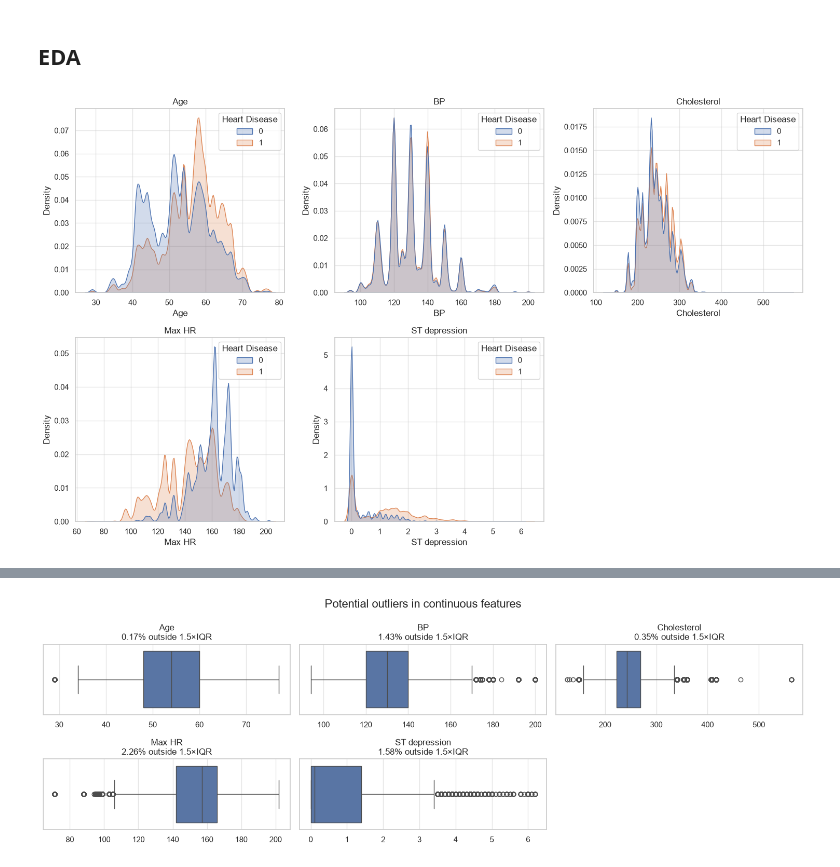
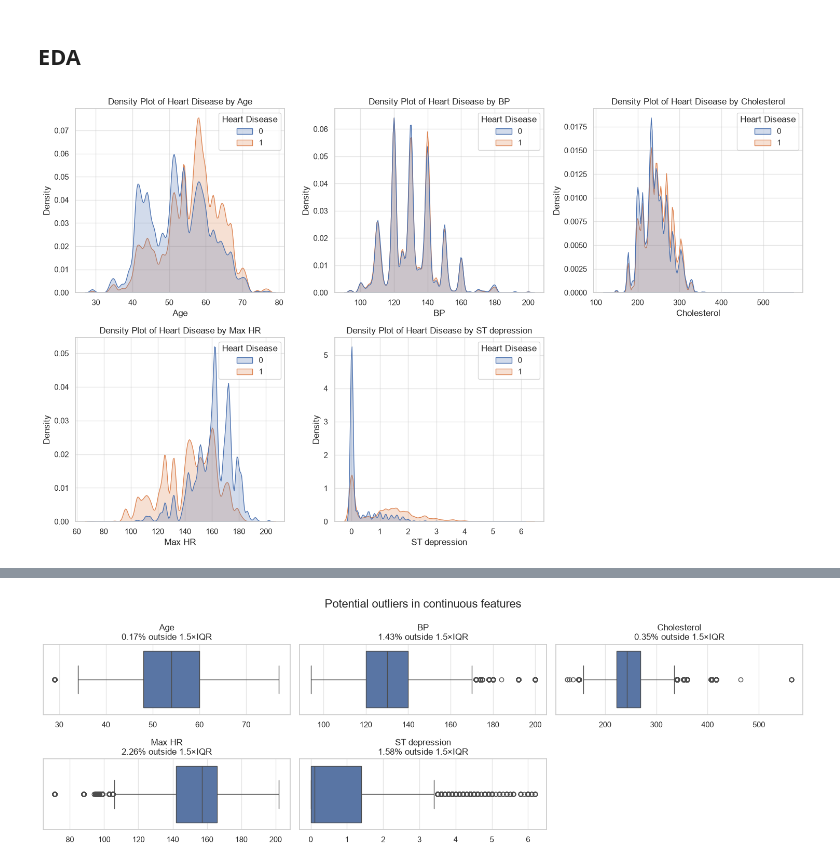
Before and after one commit to Lanes11/heart_disease_kaggle, a Jupyter notebook: main.ipynb, the cells around one changed output, grey strips where cells are left out. Saved outputs shown, nothing was run; the diff lists cells and outputs as text; code cells hidden in the pictures.

```diff
--- a/main.ipynb
+++ b/main.ipynb
@@ -18,12 +18,20 @@ from sklearn.linear_model import LogisticRegression
 from sklearn.pipeline import Pipeline
 from sklearn.preprocessing import OneHotEncoder, StandardScaler
 
+from pathlib import Path
+from tempfile import TemporaryDirectory
+
+from autogluon.tabular import TabularPredictor
+from lightgbm import LGBMClassifier, early_stopping, log_evaluation
+
 import torch
 
 torch.set_float32_matmul_precision("high")
 
-sns.set(style="whitegrid")
+sns.set_theme(style="whitegrid")
 pd.set_option('display.max_columns', None)
+
+RANDOM_SEED = 42
 # %%
 train_df = pd.read_csv('datasets/train.csv', index_col="id")
 train_df['Heart Disease'] = train_df['Heart Disease'].replace({'Presence': 1, 'Absence': 0})
@@ -96,22 +102,23 @@ Presence: 282,454 rows (44.83%)
 # %%
 fig, axes = plt.subplots(2, 3, figsize=(15, 9))
 axes = axes.ravel()
 
 for ax, col in zip(axes, continuous_features):
     sns.kdeplot(
         data=train_df,
         x=col,
         hue='Heart Disease',
         fill=True,
         common_norm=False,
         ax=ax
     )
-    ax.set_title(col)
+
+    ax.set_title(f'Density Plot of Heart Disease by {col}')
 
 for ax in axes[len(continuous_features):]:
     ax.remove()
 
 plt.tight_layout()
 plt.show()
 # %% [output]
-[figure, old version]
+[figure, new version]
```
Also changed, not shown: parts of 13 cells of this notebook.
